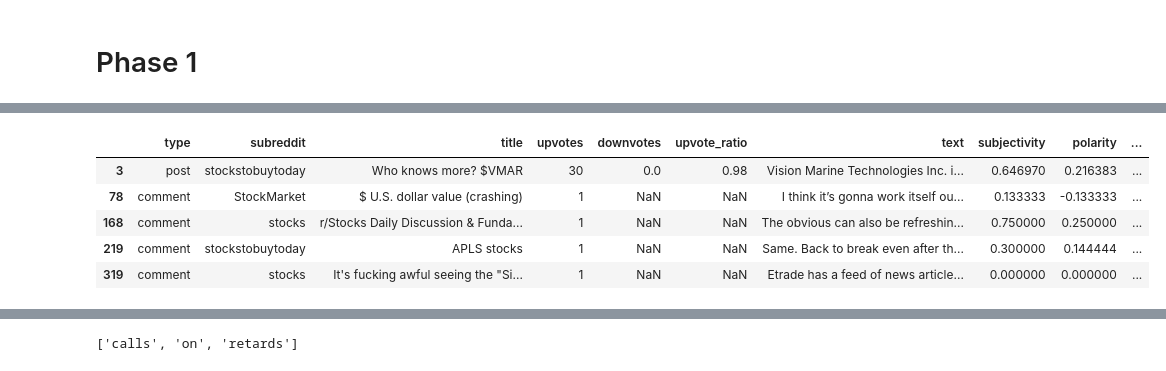
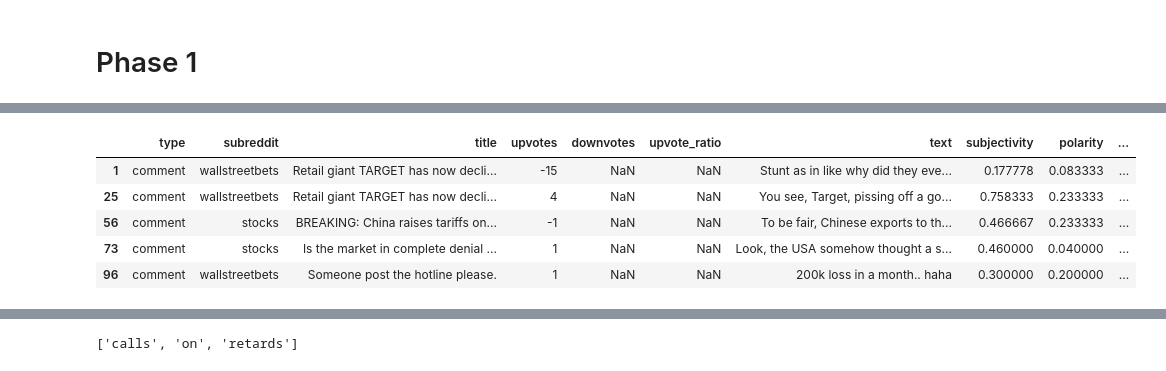
Before and after one commit to Teepawin/DM2025-Lab1-Exercise, a Jupyter notebook: DM2025-Lab1-Homework.ipynb, the cells around one changed output, grey strips where cells are left out. Saved outputs shown, nothing was run; the diff lists cells and outputs as text; code cells hidden in the pictures.

```diff
--- a/DM2025-Lab1-Homework.ipynb
+++ b/DM2025-Lab1-Homework.ipynb
@@ -92,25 +92,25 @@ Seeing lots of red in the ticker.
 # %%
 #Exercise 2
 df.get(["text","label"])
 
 #Check size and head
 #print(df.shape)
 #print(df.head())
 
 #Drop some column that is not significant to our target
 feature_deletion = ["datetime","post_id","url","author"]
 
 df = df.drop(feature_deletion,axis=1)
 
 #Exercise 3
-df[df["label"]==1.0][::10][0:5]
+df[df["sentiment"]==1.0][::10][0:5]
 # %% [output]
 |  | type | subreddit | title | upvotes | downvotes | upvote_ratio | text | subjectivity | polarity | ... |
-| 3 | post | stockstobuytoday | Who knows more? $VMAR | 30 | 0.0 | 0.98 | Vision Marine Technologies Inc. i... | 0.646970 | 0.216383 | ... |
-| 78 | comment | StockMarket | $ U.S. dollar value (crashing) | 1 | NaN | NaN | I think it’s gonna work itself ou... | 0.133333 | -0.133333 | ... |
-| 168 | comment | stocks | r/Stocks Daily Discussion & Funda... | 1 | NaN | NaN | The obvious can also be refreshin... | 0.750000 | 0.250000 | ... |
-| 219 | comment | stockstobuytoday | APLS stocks | 1 | NaN | NaN | Same. Back to break even after th... | 0.300000 | 0.144444 | ... |
-| 319 | comment | stocks | It's fucking awful seeing the "Si... | 1 | NaN | NaN | Etrade has a feed of news article... | 0.000000 | 0.000000 | ... |
+| 1 | comment | wallstreetbets | Retail giant TARGET has now decli... | -15 | NaN | NaN | Stunt as in like why did they eve... | 0.177778 | 0.083333 | ... |
+| 25 | comment | wallstreetbets | Retail giant TARGET has now decli... | 4 | NaN | NaN | You see, Target, pissing off a go... | 0.758333 | 0.233333 | ... |
+| 56 | comment | stocks | BREAKING: China raises tariffs on... | -1 | NaN | NaN | To be fair, Chinese exports to th... | 0.466667 | 0.233333 | ... |
+| 73 | comment | stocks | Is the market in complete denial ... | 1 | NaN | NaN | Look, the USA somehow thought a s... | 0.460000 | 0.040000 | ... |
+| 96 | comment | wallstreetbets | Someone post the hotline please. | 1 | NaN | NaN | 200k loss in a month.. haha | 0.300000 | 0.200000 | ... |
 # %%
 #Create new column for classification (postive neutral negative)
 def format_labels(target):
```
Also changed, not shown: parts of 25 cells of this notebook, 5 other files.
